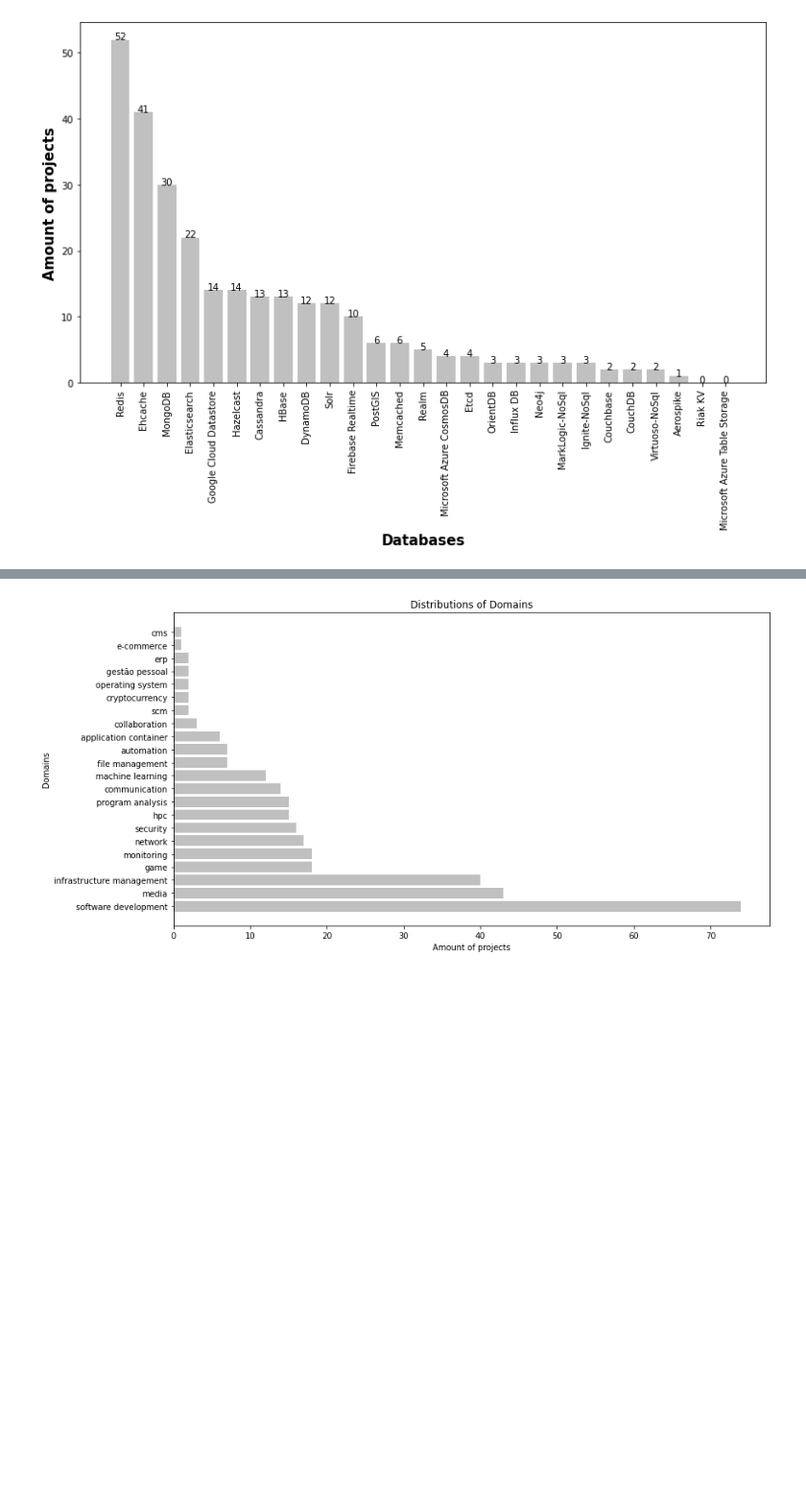
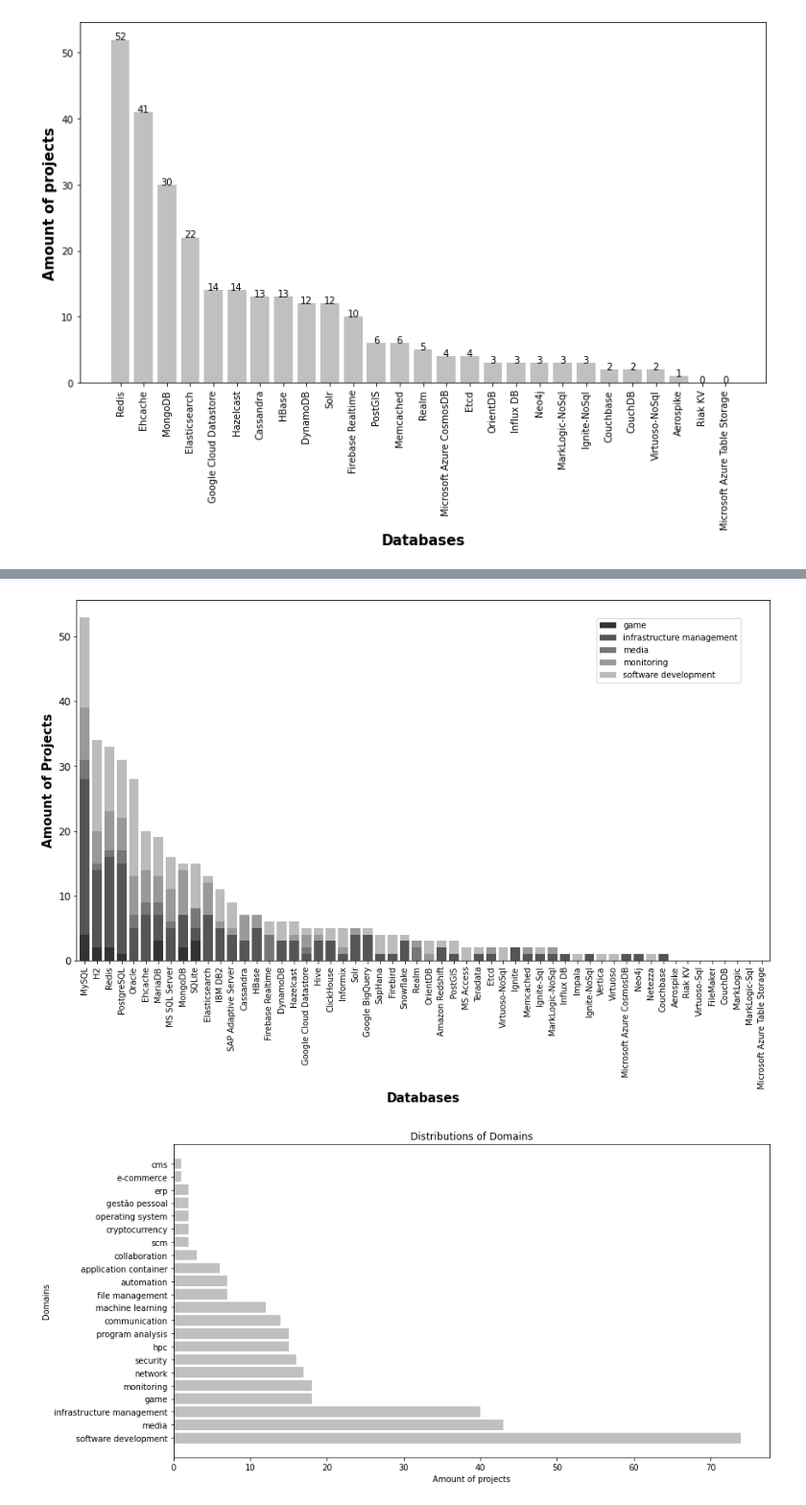
Before and after one commit to gems-uff/db-mining, a Jupyter notebook: src/results_database_characterization.ipynb, the cells around one changed output, grey strips where cells are left out. Shown at 96% size. Drawn from its saved outputs; the diff is of its cells as text; code cells hidden in the pictures; blank space fills up the shorter version.

Commit message:
Adjusting DBMS by domain graph

```diff
--- a/src/results_database_characterization.ipynb
+++ b/src/results_database_characterization.ipynb
@@ -174,0 +161,4 @@ Name: Domains, dtype: int64
+# %%
+# Get frequency of values in the 'Domains' column
+freq_domains = data_with_index['Domains'].value_counts()
+freq_domains
@@ -174,0 +183,5 @@ Name: Domains, dtype: int64
+# %%
+# Get the top 5 most frequent domains
+most_popular_domains = freq_domains.head()
+most_popular_domains = most_popular_domains.index
+most_popular_domains
@@ -174,0 +192,3 @@ Name: Domains, dtype: int64
+# %%
+data_group_by_domain =  data_with_index[data_with_index['Domains'].isin(most_popular_domains)]
+data_group_by_domain
@@ -175,3 +209,39 @@ Name: Domains, dtype: int64
+# %%
+import matplotlib.pyplot as plt
+
+grouped_data = data_group_by_domain.groupby('Domains').sum()
+
+transposed_data = grouped_data.transpose()
+
+# Sort the transposed data in descending order based on Amount of projects
+transposed_data['Total'] = transposed_data.sum(axis=1)
+transposed_data.sort_values(by='Total', inplace=True, ascending=False)
+transposed_data.drop('Total', axis=1, inplace=True)
+
+# Define grayscale colors
+gray_colors = ['#333333', '#555555', '#777777', '#999999', '#BBBBBB']
+
+# Create a stacked bar chart
+ax = transposed_data.plot(kind='bar', stacked=True, figsize=(15, 8), color = gray_colors, width = 0.8)
+
+# Set chart labels
+plt.xlabel('Databases', fontsize=15, fontweight='bold')
+plt.ylabel('Amount of Projects', fontsize=15, fontweight='bold')
+
+# Rotate x-axis labels and set their color and weight
+plt.xticks(rotation=90)
+
+# Set y-axis ticks and labels
+plt.yticks(range(0, 60, 10), fontsize=12)
+
+
+# Display the legend outside the plot
+plt.legend(bbox_to_anchor=(0.75, 0.95), loc='upper left', borderaxespad=0.)
+
+# Show the plot
+plt.show()
+# %% [output]
+[figure, added]
 # %%
 plt.figure(figsize=(13,7))
 
```
Also changed, not shown: parts of 5 cells of this notebook.
